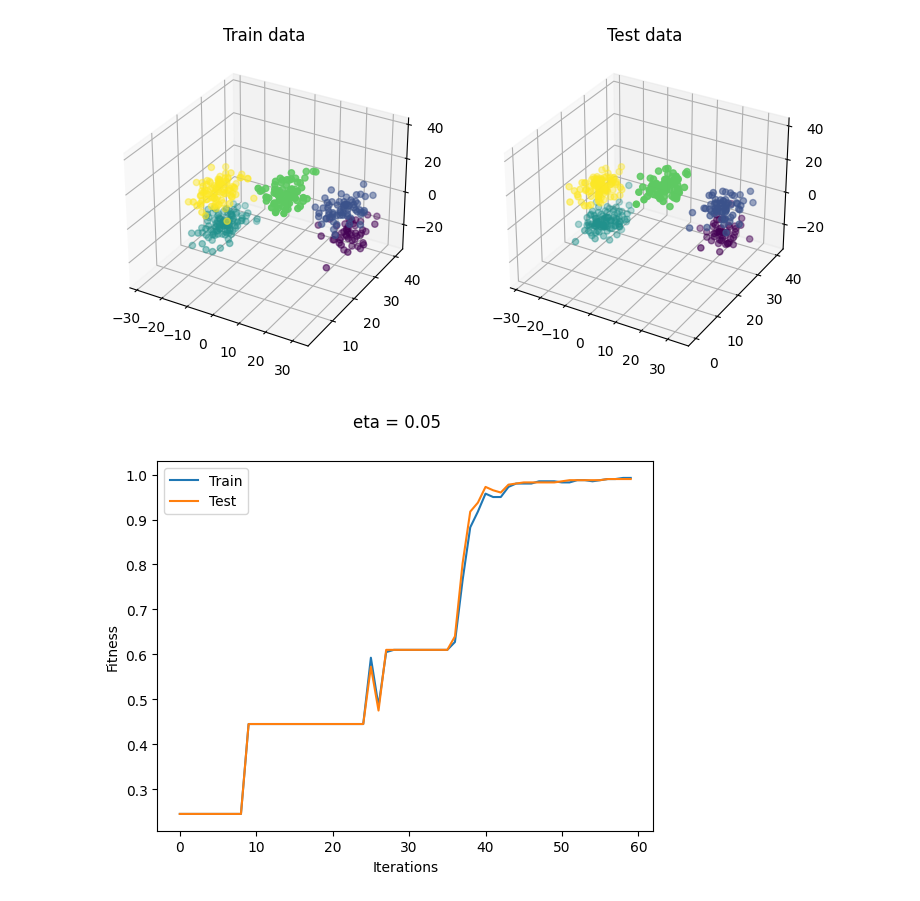
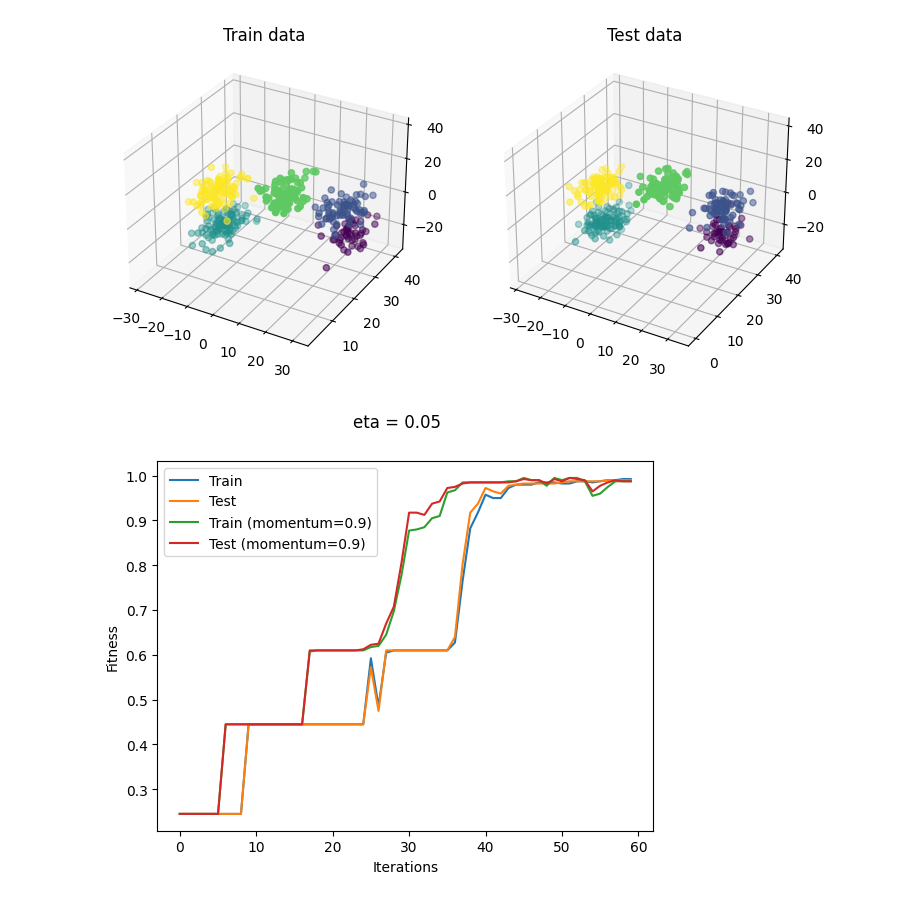
Before and after one commit to nunofachada/mlbook, a Jupyter notebook: 04_neuralnetworks/neuralnetworks.ipynb, the cells around one changed output. Cells and saved outputs as stored; diff of their text form; code cells hidden in the pictures.

Commit message:
Add momentum

```diff
--- a/04_neuralnetworks/neuralnetworks.ipynb
+++ b/04_neuralnetworks/neuralnetworks.ipynb
@@ -200,6 +203,7 @@ def to_nn_output(cg_output: npt.NDArray) -> npt.NDArray:
 # %%
 iters = 60
 eta = 0.05
+mom = 0.9
 topol = [ndims, 18, 18, nclu]
 
 # Convert output to appropriate NN format output
@@ -210,8 +214,31 @@ clunn_test = to_nn_output(data_test.clusters)
 fitreg_train = FitnessRegister(data_train.points, clunn_train, iters)
 fitreg_test = FitnessRegister(data_test.points, clunn_train, iters)
 
-nn = backpropagation(data_train.points, clunn_train, topol, iters, eta, [fitreg_train, fitreg_test])
+fitreg_train_m = FitnessRegister(data_train.points, clunn_train, iters)
+fitreg_test_m = FitnessRegister(data_test.points, clunn_train, iters)
+
+nn1 = backpropagation(
+    data_train.points, clunn_train, topol, iters, eta, hooks=[fitreg_train, fitreg_test]
+)
+nn2 = backpropagation(
+    data_train.points,
+    clunn_train,
+    topol,
+    iters,
+    eta,
+    momentum=mom,
+    hooks=[fitreg_train_m, fitreg_test_m],
+)
 # %%
-plot_training(iters, {"Train": fitreg_train.fitnesses, "Test": fitreg_test.fitnesses}, f"eta = {eta}")
+plot_training(
+    iters,
+    {
+        "Train": fitreg_train.fitnesses,
+        "Test": fitreg_test.fitnesses,
+        f"Train (momentum={mom})": fitreg_train_m.fitnesses,
+        f"Test (momentum={mom})": fitreg_test_m.fitnesses,
+    },
+    f"eta = {eta}",
+)
 # %% [output]
-[figure, old version]
+[figure, new version]
```
Also changed, not shown: parts of 1 cell of this notebook.
